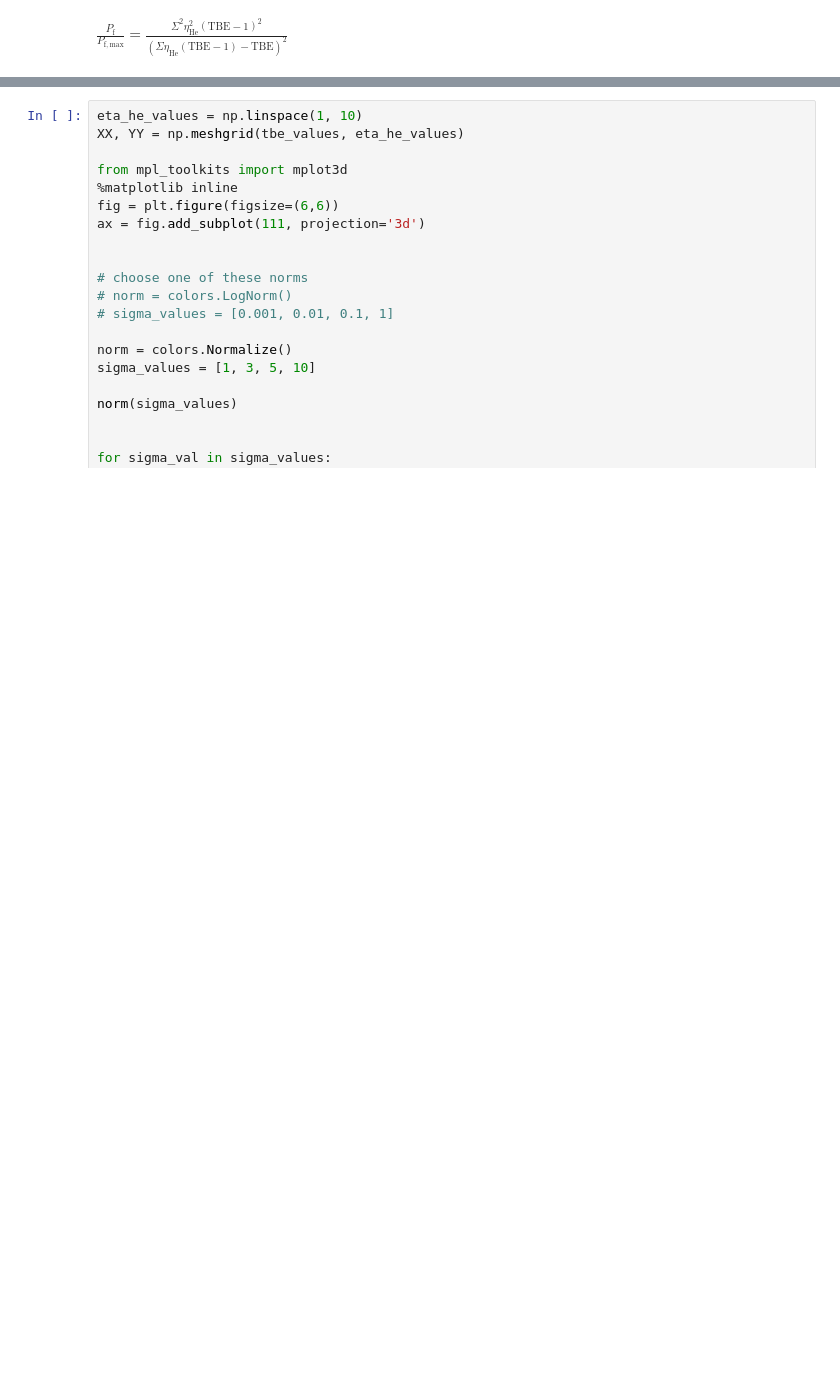
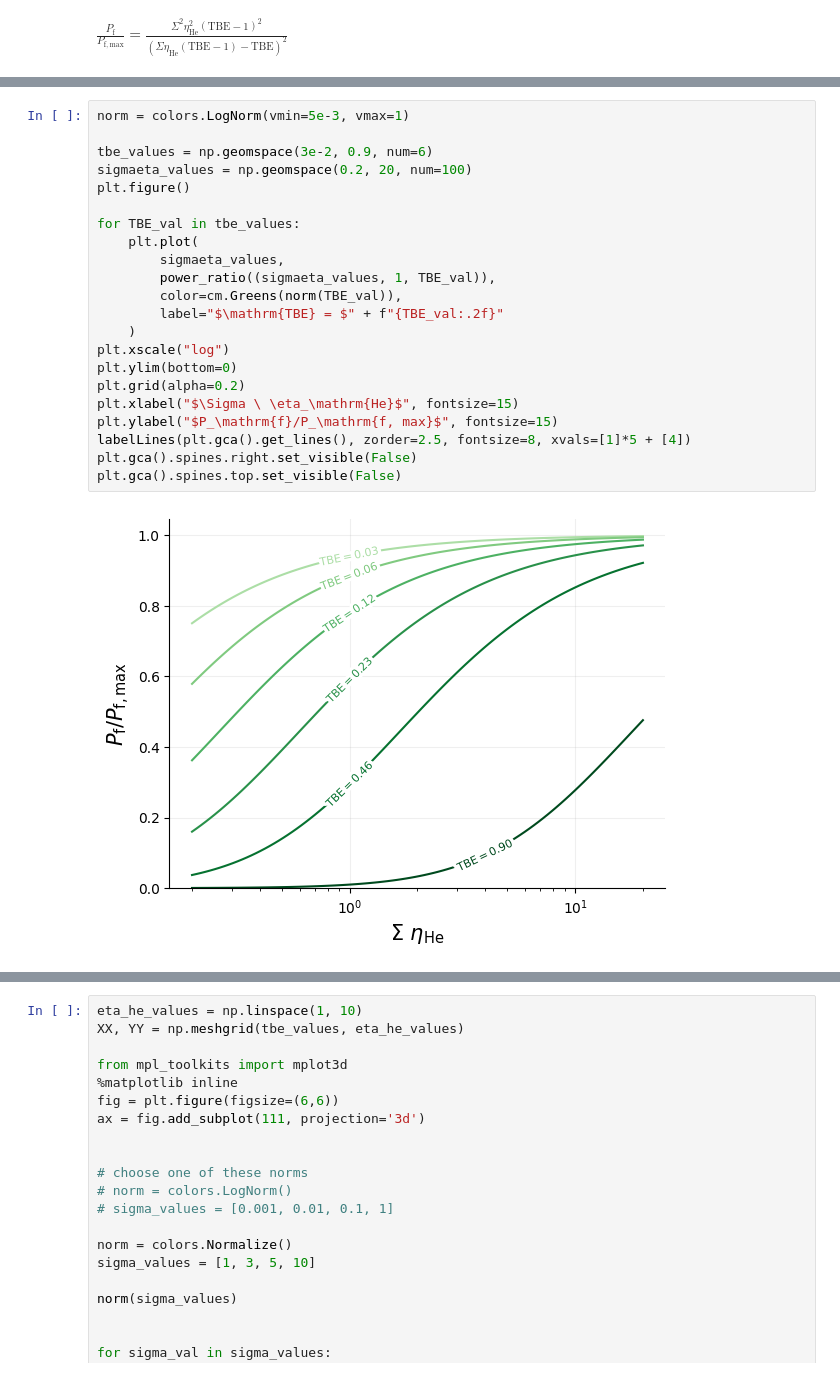
Before and after one commit to RemDelaporteMathurin/tritium-burn-fraction, a Jupyter notebook: graphs.ipynb, the cells around one changed output, grey strips where cells are left out. Drawn from its saved outputs; the diff is of its cells as text; blank space fills up the shorter version.

```diff
--- a/graphs.ipynb
+++ b/graphs.ipynb
@@ -322,0 +415,24 @@ for sigma_val in sigma_values:
+# %%
+norm = colors.LogNorm(vmin=5e-3, vmax=1)
+
+tbe_values = np.geomspace(3e-2, 0.9, num=6)
+sigmaeta_values = np.geomspace(0.2, 20, num=100)
+plt.figure()
+
+for TBE_val in tbe_values:
+    plt.plot(
+        sigmaeta_values,
+        power_ratio((sigmaeta_values, 1, TBE_val)),
+        color=cm.Greens(norm(TBE_val)),
+        label="$\mathrm{TBE} = $" + f"{TBE_val:.2f}"
+    )
+plt.xscale("log")
+plt.ylim(bottom=0)
+plt.grid(alpha=0.2)
+plt.xlabel("$\Sigma \ \eta_\mathrm{He}$", fontsize=15)
+plt.ylabel("$P_\mathrm{f}/P_\mathrm{f, max}$", fontsize=15)
+labelLines(plt.gca().get_lines(), zorder=2.5, fontsize=8, xvals=[1]*5 + [4])
+plt.gca().spines.right.set_visible(False)
+plt.gca().spines.top.set_visible(False)
+# %% [output]
+[figure, added]
```
Also changed, not shown: parts of 6 cells of this notebook.
